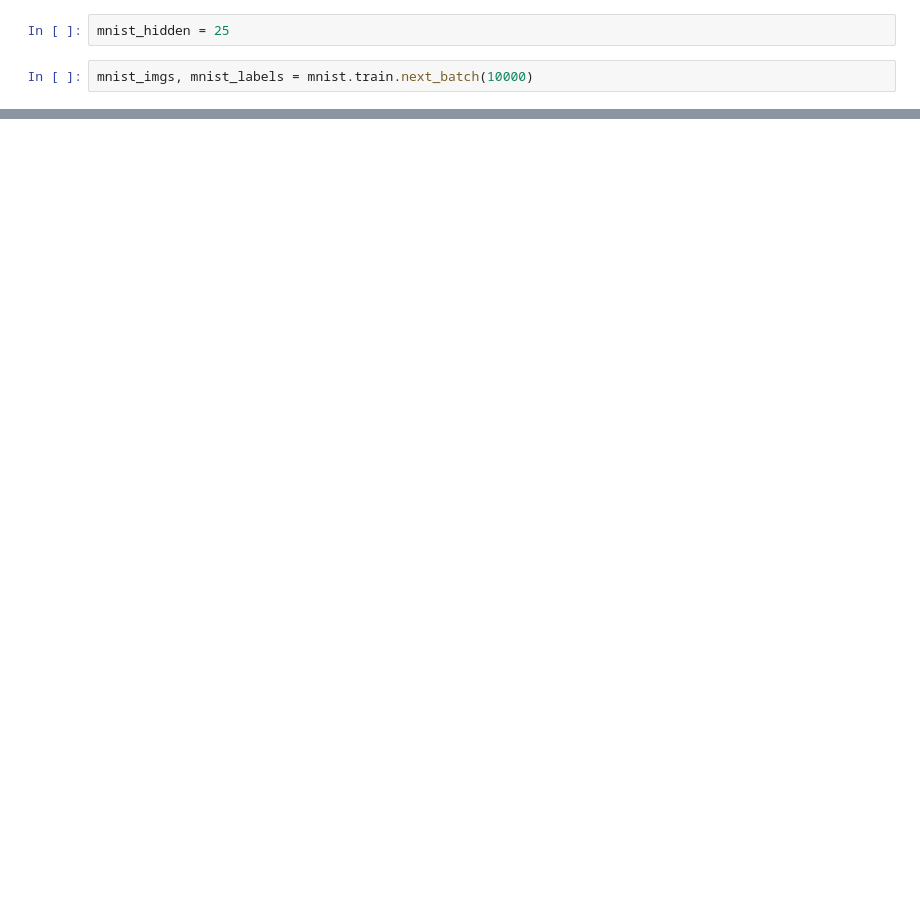
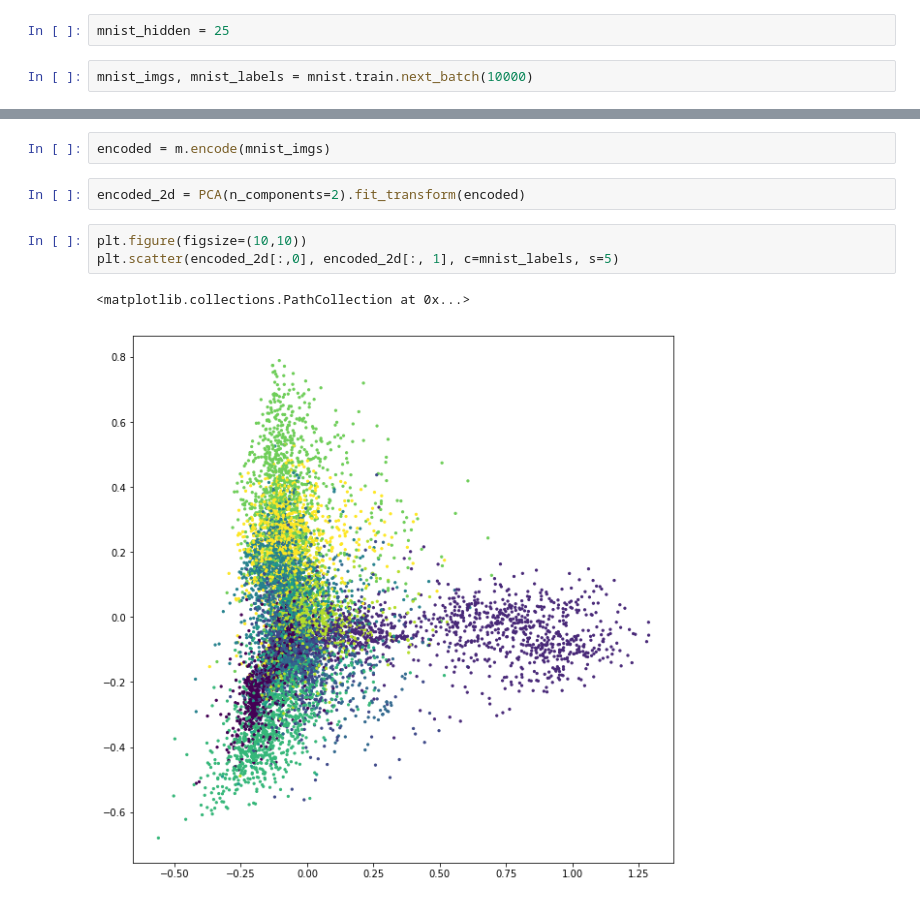
Before and after one commit to Vlad0922/sparse_coding, a Jupyter notebook: sparse_models.ipynb, the cells around one changed output, grey strips where cells are left out. Saved outputs shown, nothing was run; the diff lists cells and outputs as text; blank space fills up the shorter version.

```diff
--- a/sparse_models.ipynb
+++ b/sparse_models.ipynb
@@ -189,0 +207,10 @@ for orig, rec, ax in zip(mnist_imgs[:10], res, axes):
+# %%
+encoded = m.encode(mnist_imgs)
+# %%
+encoded_2d = PCA(n_components=2).fit_transform(encoded)
+# %%
+plt.figure(figsize=(10,10))
+plt.scatter(encoded_2d[:,0], encoded_2d[:, 1], c=mnist_labels, s=5)
+# %% [output]
+<matplotlib.collections.PathCollection at 0x...>
+[figure, added]
```
Also changed, not shown: parts of 6 cells of this notebook.
